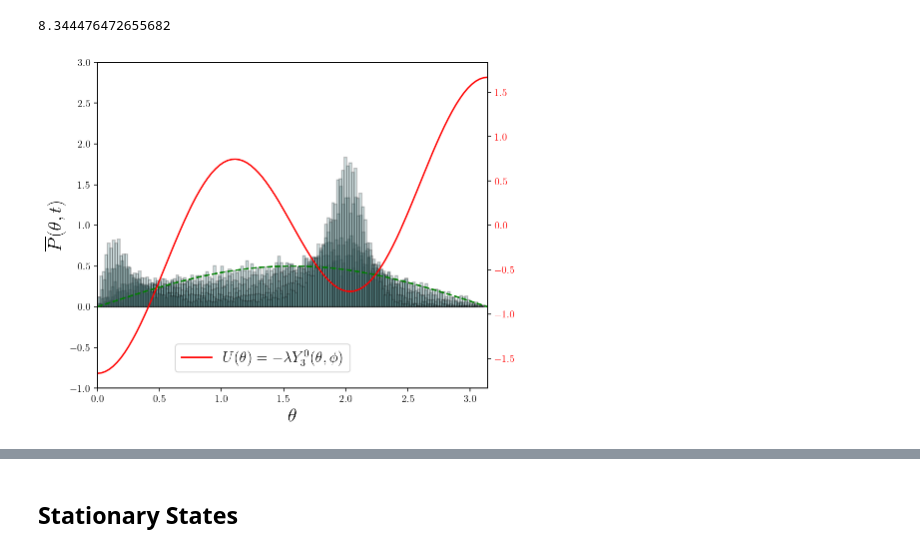
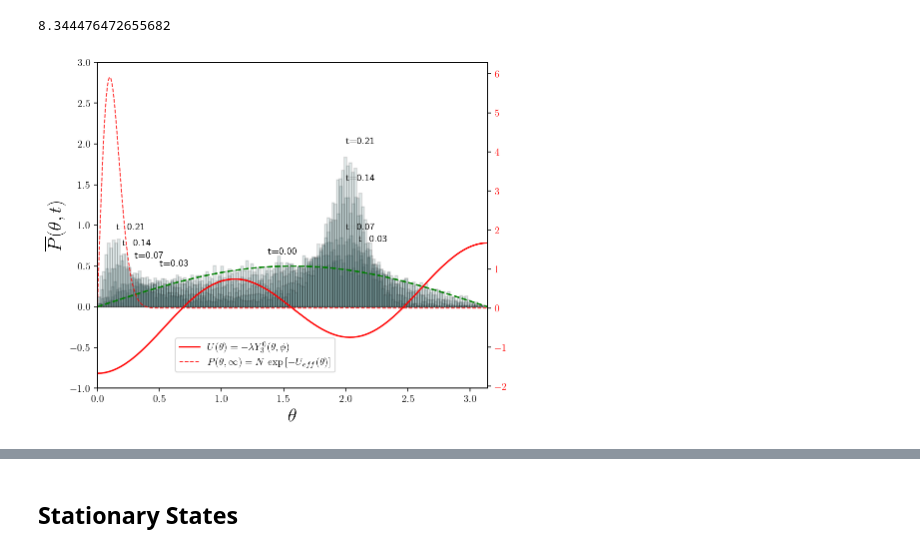
Before and after one commit to AdrianoValdesGomez/PhD-Thesis, a Jupyter notebook: Relaxion Times Ylm.ipynb, the cells around one changed output, grey strips where cells are left out. Cells and saved outputs as stored; diff of their text form; code cells hidden in the pictures.

```diff
--- a/Relaxion Times Ylm.ipynb
+++ b/Relaxion Times Ylm.ipynb
@@ -196,0 +310,4 @@ pwd
+# %%
+l_steps = [0,500,1000,2000,5000,5100]
+# %%
+mi_paleta = sns.color_palette('viridis',len(l_steps))
@@ -286,7 +458,8 @@ array([0.90609031, 0.89485146, 2.42100983, ..., 1.18764855, 1.76731815,
        2.35349989])
 # %%
 #l_steps2 = [50*i for i in range(30)]
-l_steps2 = [0,500,750,1000,1200]
+l_steps2 = [0,500,750,1000,1600,1700,1800,1900]
+#l_steps2 = [1000]
 # %%
 fig = plt.figure(figsize=(7,6))
 ax = fig.add_subplot(111)
@@ -332,3 +520,7 @@ plt.show()
 pwd
 # %% [output]
 '/Users/adrianovaldesgomez/Documents/Adriano_Programming/AnalyticNumeric_theta_t_09012021'
+# %%
+#l_steps2 = [0,500,750,1000,1600,1700,1800,1900]
+l_steps2 = [0,500,750,1000,1600]
+mi_paleta2 = sns.color_palette('viridis',len(l_steps2))
@@ -448,34 +699,56 @@ ax = fig.add_subplot(111)
 
 for i in l_steps3:
     plt.rc('text', usetex = True)
     n,bins, rectangles = plt.hist(x3[i], bins = int(( np.array(x3[i][:]).max() - np.array(x3[i][:]).min() )*50),
-                                  density = True, color = "cadetblue", alpha = 0.25,
+                                  density = True, color = "cadetblue", alpha = 0.15,
                                   edgecolor='black', linewidth=1.2, label = 'Numerical Results')
     #fig.canvas.draw()
+
+
 
 ax.set_xlabel(r"$\theta$", fontsize = 19)
 
 ax.set_ylabel(r'$\overline{P}(\theta,t)$', size=19)
+
+ax.text(np.pi/2-0.2,0.65 , 't={0:.2f}'.format(0*dt))
+
+ax.text(0.5,0.50 , 't={0:.2f}'.format(50*dt))
+ax.text(0.3,0.60 , 't={0:.2f}'.format(100*dt))
+ax.text(0.2,0.75 , 't={0:.2f}'.format(200*dt))
+ax.text(0.15,0.95 , 't={0:.2f}'.format(300*dt))
+
+
+ax.text(2.1,0.80 , 't={0:.2f}'.format(50*dt))
+ax.text(2.,0.95 , 't={0:.2f}'.format(100*dt))
+ax.text(2,1.55 , 't={0:.2f}'.format(200*dt))
+ax.text(2,2 , 't={0:.2f}'.format(300*dt))
+
+
 ax2 = ax.twinx()
 ax2.tick_params(axis='y', labelcolor='r')
 
 ax2.plot(xpot3,ypot3, color = "r", linestyle = "-", label = r"$U(\theta) = -\lambda Y_{3}^{0}(\theta, \phi)$")
+
+
+ax2.plot(theta, p0_Y30_int , color = 'red', alpha = .850, linewidth=1,
+        linestyle='--',label=r'$P(\theta, \infty) = N \,\exp{[-U_{eff}(\theta)]}$')
+
 ax.plot(xpot, 0.5*np.sin(xpot), color = "g", linestyle = "--",label = r"$P(\theta,0) = \frac{1}{2}\,\sin{\theta}$")
 ax.set_ylim(-1.0,3.0)
 ax.set_xlim(0,np.pi)
 
     #ax.fill_between(theta, p0_Y30_int ,y2 = 0, color = '#778899', alpha = .350, linewidth=3,#
     #                label=r'$P(\theta, \infty) = N \,\exp{[-\Phi(\theta)]}$')
 
     #ax.plot(theta, p0_Y30_int , color = 'black', alpha = .850, linewidth=1)
 
 #ax.legend(loc=(.05, .75))
 
-ax2.legend(loc=(.2, .05), fontsize=15)
+ax2.legend(loc=(.2, .05))
 
-plt.savefig("Y30_Hist_Theta_t0_twin", dpi = 250)
+#plt.savefig("/Users/adrianovaldesgomez/Desktop/Y30_Hist_Theta_Evolution", dpi = 250)
 
 
 plt.show()
 # %% [output]
-[figure, old version]
+[figure, new version]
```
Also changed, not shown: parts of 39 cells of this notebook, 1 other file.
